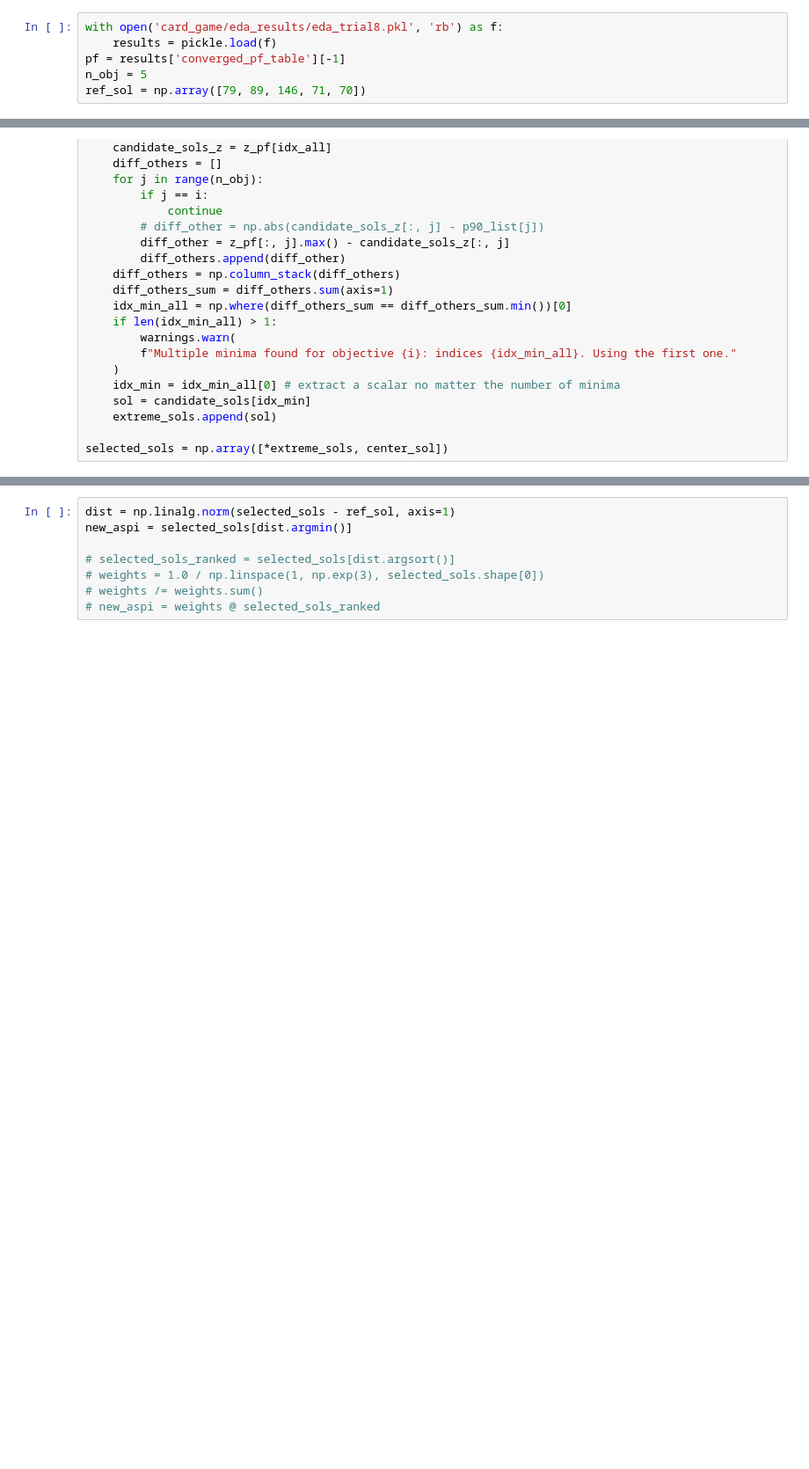
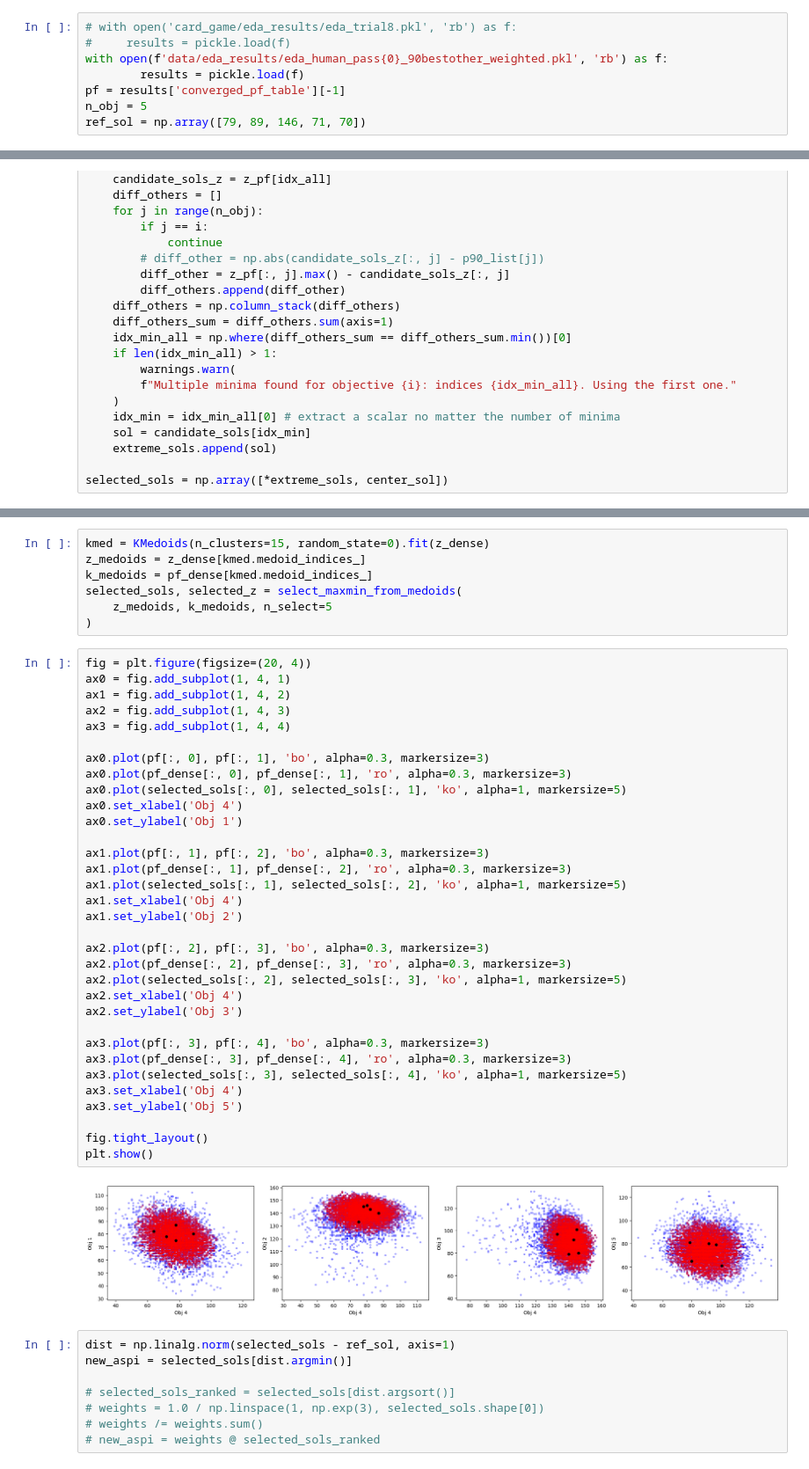
Before and after one commit to rameshsrinivasanuci/multiobjective, a Jupyter notebook: q_method.ipynb, the cells around one changed output, grey strips where cells are left out. Shown at 88% size. Cells and saved outputs as stored; diff of their text form; blank space fills up the shorter version.

```diff
--- a/q_method.ipynb
+++ b/q_method.ipynb
@@ -5,6 +11,8 @@ import warnings
 # %%
-with open('card_game/eda_results/eda_trial8.pkl', 'rb') as f:
-    results = pickle.load(f)
+# with open('card_game/eda_results/eda_trial8.pkl', 'rb') as f:
+#     results = pickle.load(f)
+with open(f'data/eda_results/eda_human_pass{0}_90bestother_weighted.pkl', 'rb') as f:
+        results = pickle.load(f)
 pf = results['converged_pf_table'][-1]
 n_obj = 5
 ref_sol = np.array([79, 89, 146, 71, 70])
@@ -85,3 +138,45 @@ selected_sols = np.array([*extreme_sols, center_sol])
+# %%
+kmed = KMedoids(n_clusters=15, random_state=0).fit(z_dense)
+z_medoids = z_dense[kmed.medoid_indices_]
+k_medoids = pf_dense[kmed.medoid_indices_]
+selected_sols, selected_z = select_maxmin_from_medoids(
+    z_medoids, k_medoids, n_select=5
+)
+# %%
+fig = plt.figure(figsize=(20, 4))
+ax0 = fig.add_subplot(1, 4, 1)
+ax1 = fig.add_subplot(1, 4, 2)
+ax2 = fig.add_subplot(1, 4, 3)
+ax3 = fig.add_subplot(1, 4, 4)
+
+ax0.plot(pf[:, 0], pf[:, 1], 'bo', alpha=0.3, markersize=3)
+ax0.plot(pf_dense[:, 0], pf_dense[:, 1], 'ro', alpha=0.3, markersize=3)
+ax0.plot(selected_sols[:, 0], selected_sols[:, 1], 'ko', alpha=1, markersize=5)
+ax0.set_xlabel('Obj 4')
+ax0.set_ylabel('Obj 1')
+
+ax1.plot(pf[:, 1], pf[:, 2], 'bo', alpha=0.3, markersize=3)
+ax1.plot(pf_dense[:, 1], pf_dense[:, 2], 'ro', alpha=0.3, markersize=3)
+ax1.plot(selected_sols[:, 1], selected_sols[:, 2], 'ko', alpha=1, markersize=5)
+ax1.set_xlabel('Obj 4')
+ax1.set_ylabel('Obj 2')
+
+ax2.plot(pf[:, 2], pf[:, 3], 'bo', alpha=0.3, markersize=3)
+ax2.plot(pf_dense[:, 2], pf_dense[:, 3], 'ro', alpha=0.3, markersize=3)
+ax2.plot(selected_sols[:, 2], selected_sols[:, 3], 'ko', alpha=1, markersize=5)
+ax2.set_xlabel('Obj 4')
+ax2.set_ylabel('Obj 3')
+
+ax3.plot(pf[:, 3], pf[:, 4], 'bo', alpha=0.3, markersize=3)
+ax3.plot(pf_dense[:, 3], pf_dense[:, 4], 'ro', alpha=0.3, markersize=3)
+ax3.plot(selected_sols[:, 3], selected_sols[:, 4], 'ko', alpha=1, markersize=5)
+ax3.set_xlabel('Obj 4')
+ax3.set_ylabel('Obj 5')
+
+fig.tight_layout()
+plt.show()
+# %% [output]
+[figure, added]
 # %%
 dist = np.linalg.norm(selected_sols - ref_sol, axis=1)
 new_aspi = selected_sols[dist.argmin()]
```
Also changed, not shown: parts of 5 cells of this notebook, 1 other file.
